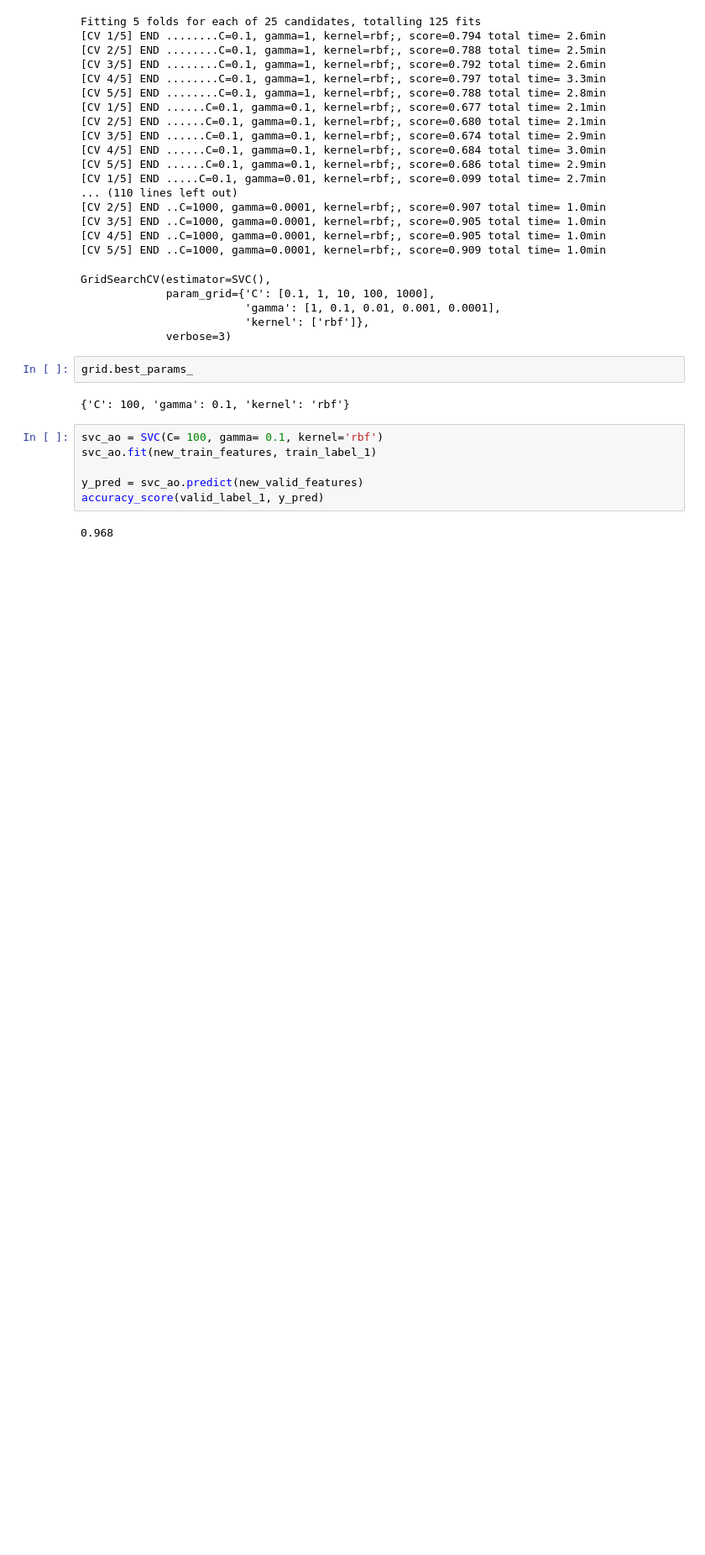
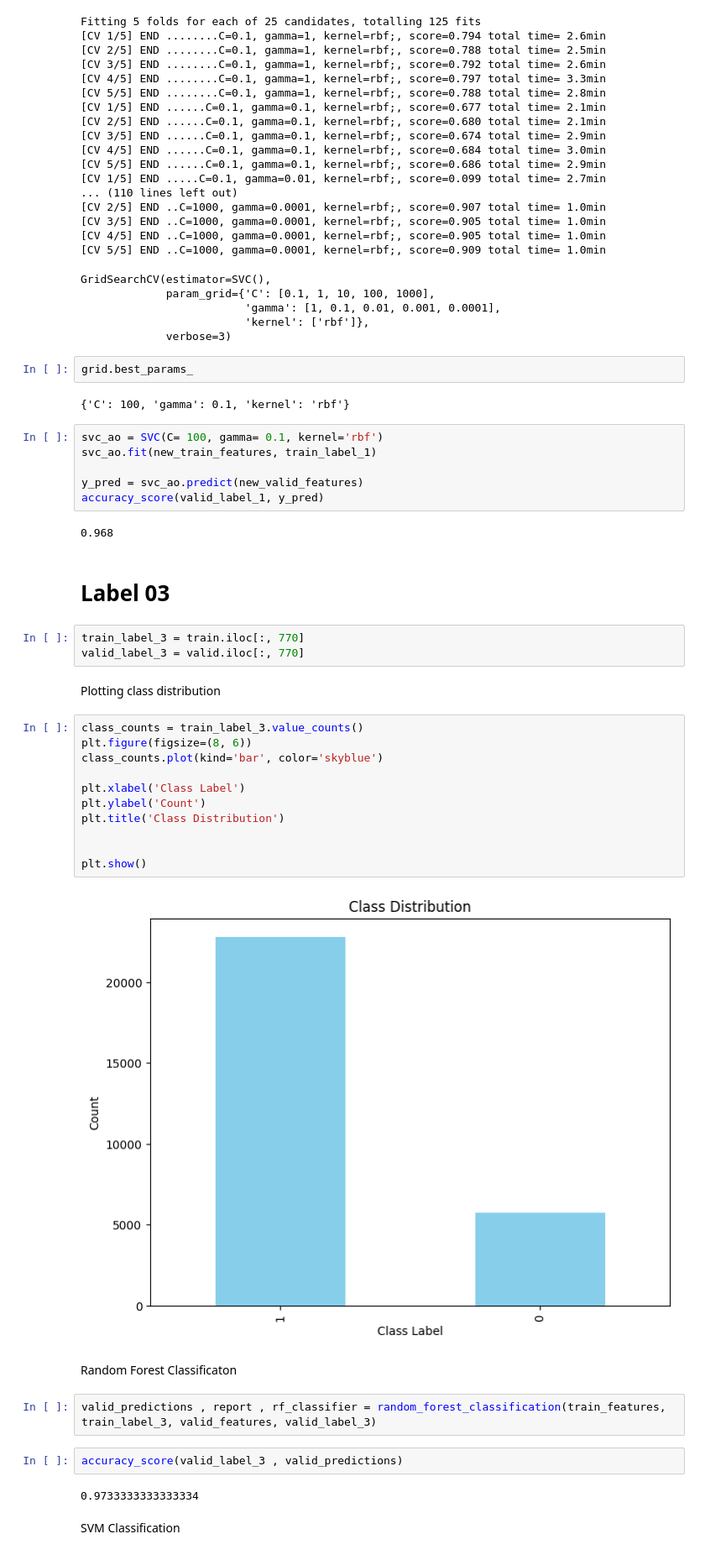
Before and after one commit to Shilpa-Perera/CS4622-ML_Project, a Jupyter notebook: layer_9.ipynb, the cells around one changed output. Shown at 84% size. Saved outputs shown, nothing was run; the diff lists cells and outputs as text; blank space fills up the shorter version.

```diff
--- a/layer_9.ipynb
+++ b/layer_9.ipynb
@@ -354,3 +404,33 @@ y_pred = svc_ao.predict(new_valid_features)
 accuracy_score(valid_label_1, y_pred)
 # %% [output]
 0.968
+# %% [markdown]
+# Label 03
+# %%
+train_label_3 = train.iloc[:, 770]
+valid_label_3 = valid.iloc[:, 770]
+# %% [markdown]
+Plotting class distribution
+# %%
+class_counts = train_label_3.value_counts()
+plt.figure(figsize=(8, 6))
+class_counts.plot(kind='bar', color='skyblue')
+
+plt.xlabel('Class Label')
+plt.ylabel('Count')
+plt.title('Class Distribution')
+
+
+plt.show()
+# %% [output]
+[figure, added]
+# %% [markdown]
+Random Forest Classificaton
+# %%
+valid_predictions , report , rf_classifier = random_forest_classification(train_features, train_label_3, valid_features, valid_label_3)
+# %%
+accuracy_score(valid_label_3 , valid_predictions)
+# %% [output]
+0.9733333333333334
+# %% [markdown]
+SVM Classification
```
Also changed, not shown: parts of 33 cells of this notebook.
